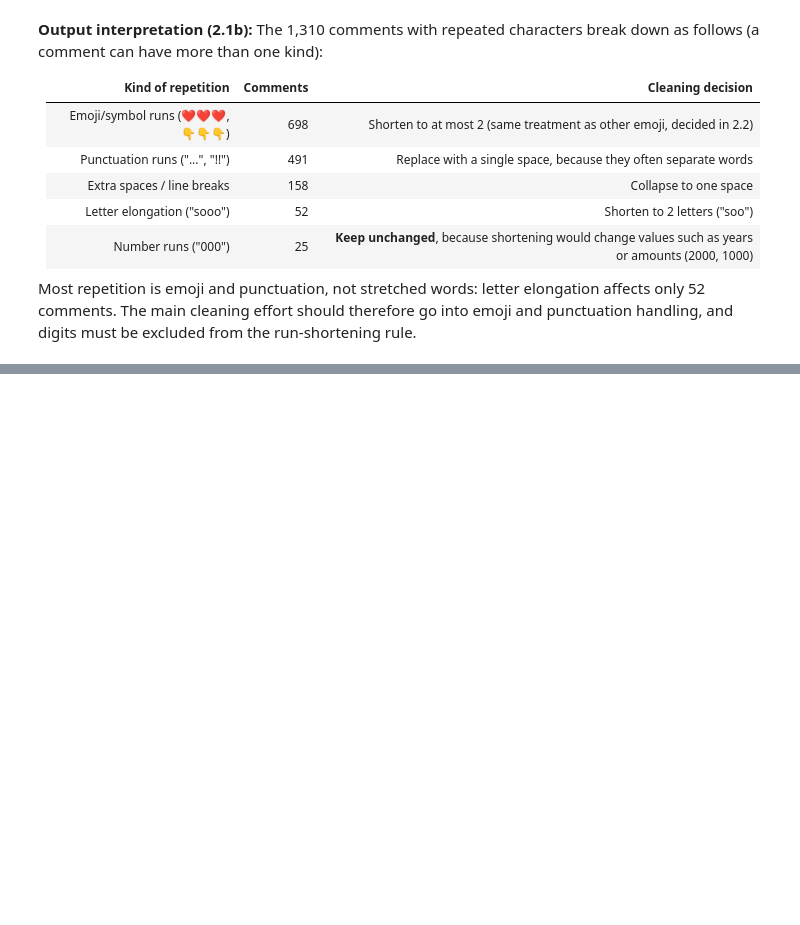
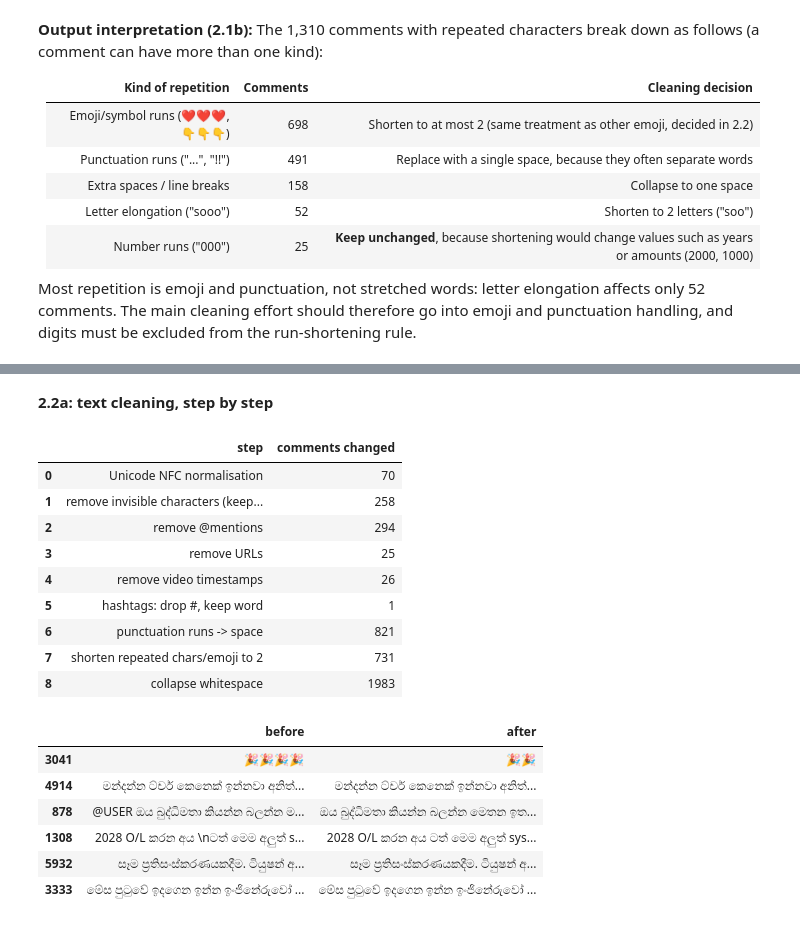
Before and after one commit to SiyumiJayawardhane/sl-edu-reform-voices, a Jupyter notebook: Solution_2410215.ipynb, the cells around one changed output, grey strips where cells are left out. Saved outputs shown, nothing was run; the diff lists cells and outputs as text; code cells hidden in the pictures; blank space fills up the shorter version.

Commit message:
Task 2.2: cleaning (9 documented steps) and usability flags (4,831 of 6,127 usable); raw file unchanged

```diff
--- a/Solution_2410215.ipynb
+++ b/Solution_2410215.ipynb
@@ -1001,0 +1026,58 @@ Most repetition is emoji and punctuation, not stretched words: letter elongation
+# %% [markdown]
+**2.2a: text cleaning, step by step**
+# %%
+import unicodedata
+
+INVISIBLE_RE = re.compile(r"[\u200b\u200c\u200e\u200f\ufeff]")
+MENTION_RE2  = re.compile(r"@[\w.\-]+")
+URL_RE2      = re.compile(r"https?://\S+|www\.\S+")
+TIMESTAMP_RE = re.compile(r"\b\d{1,2}:\d{2}(?::\d{2})?\b")
+HASHTAG_RE   = re.compile(r"#(\w+)")
+PUNCT_RUN_RE = re.compile(r"[.!?,\-_~]{2,}")
+CHAR_RUN_RE  = re.compile(r"([^\d\s])\1{2,}")
+SPACE_RE     = re.compile(r"\s+")
+
+STEPS = [
+    ("Unicode NFC normalisation",                lambda t: unicodedata.normalize("NFC", t)),
+    ("remove invisible characters (keep ZWJ)",   lambda t: INVISIBLE_RE.sub("", t)),
+    ("remove @mentions",                         lambda t: MENTION_RE2.sub(" ", t)),
+    ("remove URLs",                              lambda t: URL_RE2.sub(" ", t)),
+    ("remove video timestamps",                  lambda t: TIMESTAMP_RE.sub(" ", t)),
+    ("hashtags: drop #, keep word",              lambda t: HASHTAG_RE.sub(r"\1", t)),
+    ("punctuation runs -> space",                lambda t: PUNCT_RUN_RE.sub(" ", t)),
+    ("shorten repeated chars/emoji to 2",        lambda t: CHAR_RUN_RE.sub(r"\1\1", t)),
+    ("collapse whitespace",                      lambda t: SPACE_RE.sub(" ", t).strip()),
+]
+
+df = raw_df.copy()
+cur = df["text"]
+step_log = []
+for name, fn in STEPS:
+    new = cur.apply(fn)
+    step_log.append({"step": name, "comments changed": int((new != cur).sum())})
+    cur = new
+df["text_clean"] = cur
+display(pd.DataFrame(step_log))
+
+# before/after examples (usernames masked in the 'before' column)
+ex = df[df["text"] != df["text_clean"]].sample(6, random_state=SEED)
+pd.DataFrame({"before": ex["text"].str.replace(MENTION_RE2, "@USER", regex=True).str[:80],
+              "after":  ex["text_clean"].str[:80]})
+# %% [output]
+|  | step | comments changed |
+| 0 | Unicode NFC normalisation | 70 |
+| 1 | remove invisible characters (keep... | 258 |
+| 2 | remove @mentions | 294 |
+| 3 | remove URLs | 25 |
+| 4 | remove video timestamps | 26 |
+| 5 | hashtags: drop #, keep word | 1 |
+| 6 | punctuation runs -> space | 821 |
+| 7 | shorten repeated chars/emoji to 2 | 731 |
+| 8 | collapse whitespace | 1983 |
+|  | before | after |
+| 3041 | 🎉🎉🎉🎉 | 🎉🎉 |
+| 4914 | මන්දන්න ට්චර් කෙනෙක් ඉන්නවා අනිත්... | මන්දන්න ට්චර් කෙනෙක් ඉන්නවා අනිත්... |
+| 878 | @USER ඔය බුද්ධිමතා කියන්න බලන්න ම... | ඔය බුද්ධිමතා කියන්න බලන්න මෙතන ඉත... |
+| 1308 | 2028 O/L කරන අය \nටත් මෙම අලුත් s... | 2028 O/L කරන අය ටත් මෙම අලුත් sys... |
+| 5932 | සෑම ප්‍රතිසංස්කරණයකදීම. ටියුෂන් අ... | සෑම ප්‍රතිසංස්කරණයකදීම. ටියුෂන් අ... |
+| 3333 | මේස පුටුවේ ඉදගෙන ඉන්න ඉංජිනේරුවෝ ... | මේස පුටුවේ ඉදගෙන ඉන්න ඉංජිනේරුවෝ ... |
```
Also changed, not shown: parts of 5 cells of this notebook.
